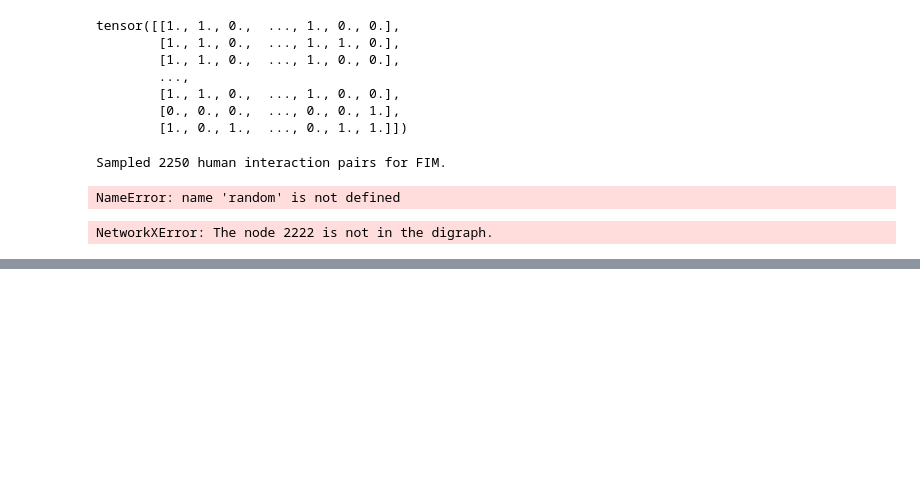
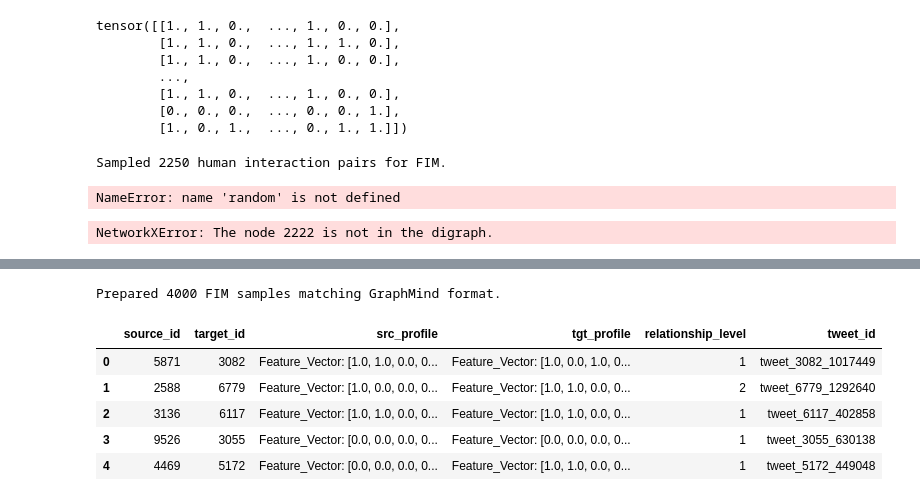
Before and after one commit to samuncleML/Bot-Detection, a Jupyter notebook: src/notebook_1.ipynb, the cells around one changed output, grey strips where cells are left out. Saved outputs shown, nothing was run; the diff lists cells and outputs as text; code cells hidden in the pictures; blank space fills up the shorter version.

```diff
--- a/src/notebook_1.ipynb
+++ b/src/notebook_1.ipynb
@@ -916,0 +983,74 @@ print(f"Extracted {len(df_gsi)} human multi-hop paths for GSI training.")
+# %%
+edge_index = torch.load(r'C:\Users\Administrator\Desktop\Social media mining research\project\data\edge_index.pt')
+edge_type = torch.load(r'C:\Users\Administrator\Desktop\Social media mining research\project\data\edge_type.pt')
+edge_weight = torch.load(r'C:\Users\Administrator\Desktop\Social media mining research\project\data\edge_weight.pt')
+features = torch.load(r'C:\Users\Administrator\Desktop\Social media mining research\project\data\features.pt')
+labels_bot = torch.load(r'C:\Users\Administrator\Desktop\Social media mining research\project\data\labels_bot.pt')
+labels_stance = torch.load(r'C:\Users\Administrator\Desktop\Social media mining research\project\data\labels_stance.pt')
+# %%
+import json
+import numpy as np
+import pandas as pd
+import torch
+
+# 1. Filter Human-Only Edges (0 = Human, 1 = Bot)
+human_mask = (labels_bot[edge_index[0]] == 0) & (labels_bot[edge_index[1]] == 0)
+human_src = edge_index[0][human_mask]
+human_dst = edge_index[1][human_mask]
+human_edge_types = edge_type[human_mask]
+human_weights = edge_weight[human_mask]
+
+
+# 2. Map Interaction Frequencies / Weights to Relationship Levels (1-4)
+def assign_relationship_level(weight):
+  if weight >= 0.75:
+    return 1  # Level 1: Deep Tie / Support
+  elif weight >= 0.50:
+    return 2  # Level 2: Active Sympathy
+  elif weight >= 0.25:
+    return 3  # Level 3: Weak Tie
+  return 4  # Level 4: Sparse / One-off
+
+
+# 3. Sample 4,000 Pairs
+num_edges = human_src.size(0)
+np.random.seed(42)
+sampled_indices = np.random.choice(
+    num_edges, size=min(4000, num_edges), replace=False
+)
+
+fim_raw_samples = []
+
+for idx in sampled_indices:
+  src_id = int(human_src[idx])
+  tgt_id = int(human_dst[idx])
+  w_val = float(human_weights[idx])
+  rel_level = assign_relationship_level(w_val)
+
+  # Extract profile embeddings (first 5 features as user profile summary)
+  src_profile = f"Feature_Vector: {features[src_id].tolist()[:5]}"
+  tgt_profile = f"Feature_Vector: {features[tgt_id].tolist()[:5]}"
+  fake_tweet_id = f"tweet_{tgt_id}_{idx}"
+
+  fim_raw_samples.append({
+      "source_id": src_id,
+      "target_id": tgt_id,
+      "src_profile": src_profile,
+      "tgt_profile": tgt_profile,
+      "relationship_level": rel_level,
+      "tweet_id": fake_tweet_id,
+  })
+
+df_fim_raw = pd.DataFrame(fim_raw_samples)
+print(f"Prepared {len(df_fim_raw)} FIM samples matching GraphMind format.")
+# %% [output]
+Prepared 4000 FIM samples matching GraphMind format.
+# %%
+df_fim_raw.head()
+# %% [output]
+|  | source_id | target_id | src_profile | tgt_profile | relationship_level | tweet_id |
+| 0 | 5871 | 3082 | Feature_Vector: [1.0, 1.0, 0.0, 0... | Feature_Vector: [1.0, 0.0, 1.0, 0... | 1 | tweet_3082_1017449 |
+| 1 | 2588 | 6779 | Feature_Vector: [1.0, 0.0, 0.0, 0... | Feature_Vector: [1.0, 1.0, 0.0, 0... | 2 | tweet_6779_1292640 |
+| 2 | 3136 | 6117 | Feature_Vector: [1.0, 1.0, 0.0, 0... | Feature_Vector: [1.0, 1.0, 0.0, 0... | 1 | tweet_6117_402858 |
+| 3 | 9526 | 3055 | Feature_Vector: [0.0, 0.0, 0.0, 0... | Feature_Vector: [0.0, 0.0, 0.0, 0... | 1 | tweet_3055_630138 |
+| 4 | 4469 | 5172 | Feature_Vector: [0.0, 0.0, 0.0, 0... | Feature_Vector: [1.0, 1.0, 0.0, 0... | 1 | tweet_5172_449048 |
```
Also changed, not shown: parts of 11 cells of this notebook, 6 other files.
